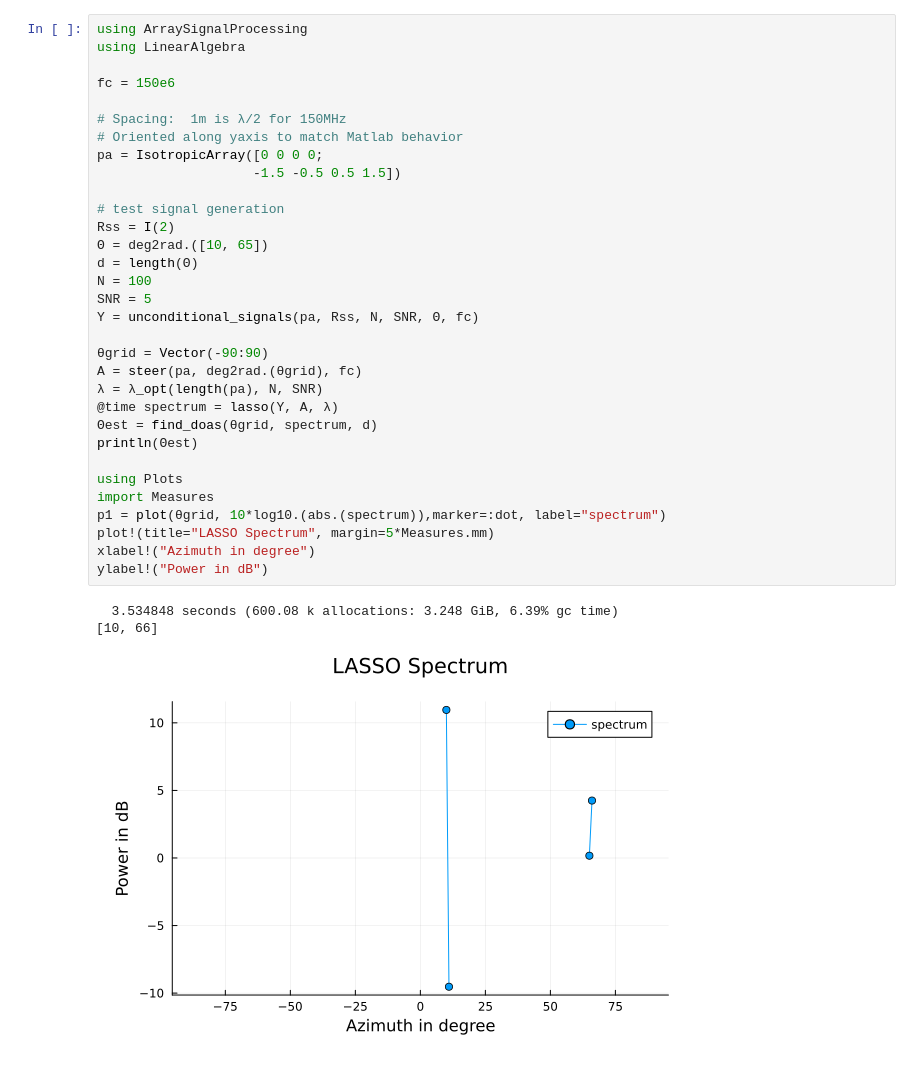
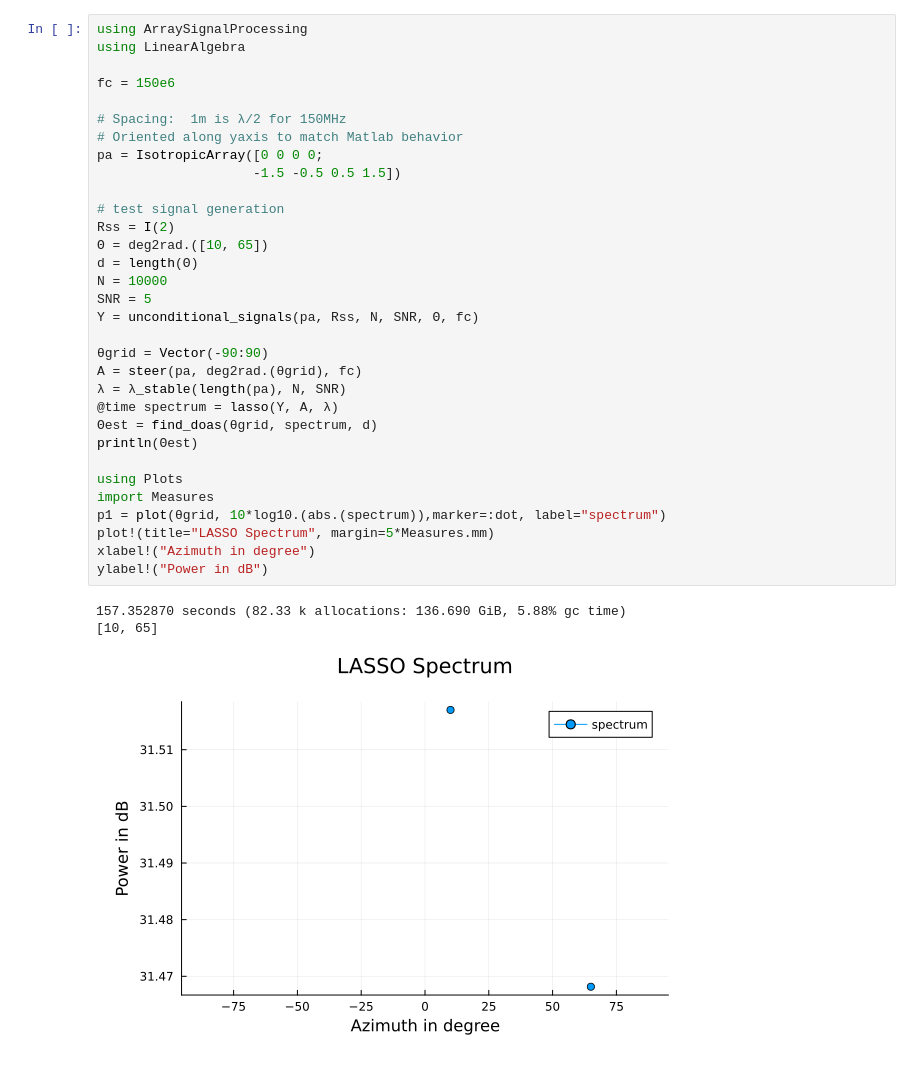
Before and after one commit to Matt266/ArraySignalProcessing.jl, a Jupyter notebook: examples/LASSO.ipynb, the cells around one changed output. Drawn from its saved outputs; the diff is of its cells as text.

```diff
--- a/examples/LASSO.ipynb
+++ b/examples/LASSO.ipynb
@@ -2,38 +2,38 @@
 using ArraySignalProcessing
 using LinearAlgebra
 
 fc = 150e6
 
 # Spacing:  1m is λ/2 for 150MHz
 # Oriented along yaxis to match Matlab behavior
 pa = IsotropicArray([0 0 0 0;
                     -1.5 -0.5 0.5 1.5])
 
 # test signal generation
 Rss = I(2)
 Θ = deg2rad.([10, 65])
 d = length(Θ)
-N = 100
+N = 10000
 SNR = 5
 Y = unconditional_signals(pa, Rss, N, SNR, Θ, fc)
 
 θgrid = Vector(-90:90)
 A = steer(pa, deg2rad.(θgrid), fc)
-λ = λ_opt(length(pa), N, SNR)
+λ = λ_stable(length(pa), N, SNR)
 @time spectrum = lasso(Y, A, λ)
 Θest = find_doas(θgrid, spectrum, d)
 println(Θest)
 
 using Plots
 import Measures
 p1 = plot(θgrid, 10*log10.(abs.(spectrum)),marker=:dot, label="spectrum")
 plot!(title="LASSO Spectrum", margin=5*Measures.mm)
 xlabel!("Azimuth in degree")
 ylabel!("Power in dB")
 # %% [output]
-  3.534848 seconds (600.08 k allocations: 3.248 GiB, 6.39% gc time)
-[10, 66]
+157.352870 seconds (82.33 k allocations: 136.690 GiB, 5.88% gc time)
+[10, 65]
-[figure, old version]
+[figure, new version]
 # %%
 using CUDA
 using ArraySignalProcessing
```
Also changed, not shown: parts of 1 cell of this notebook, 2 other files.
